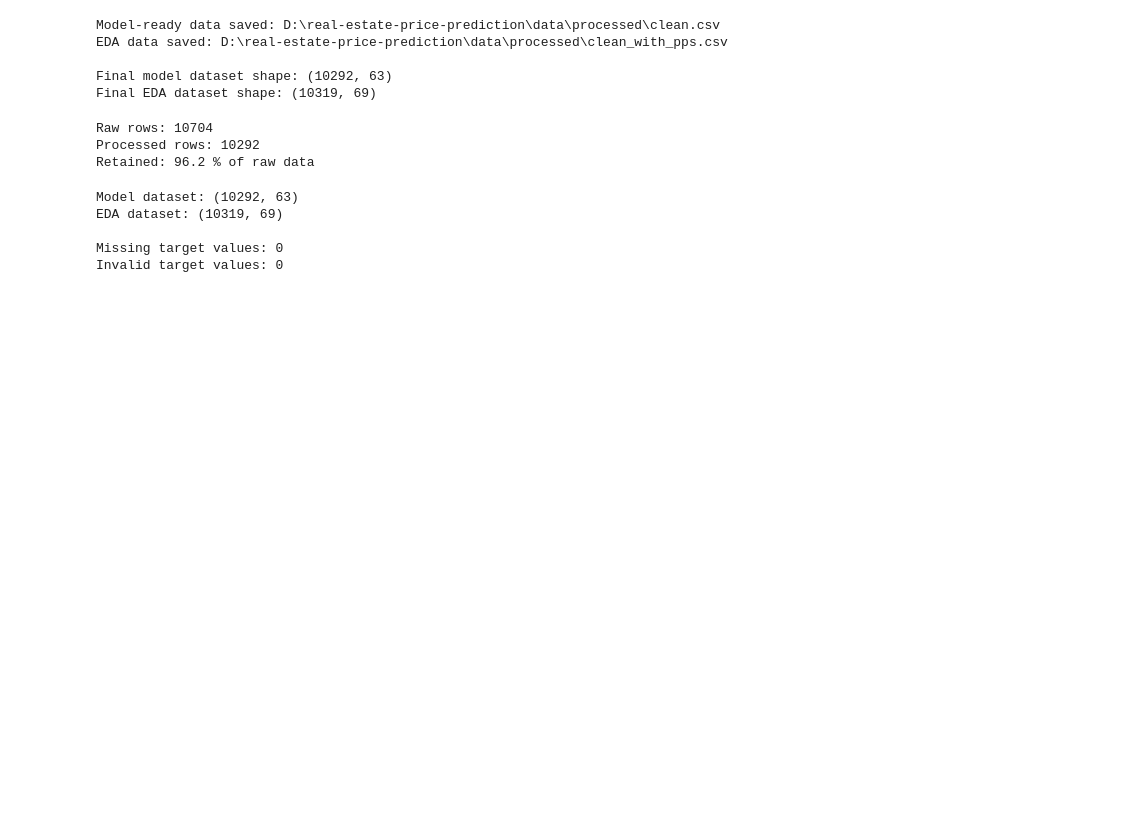
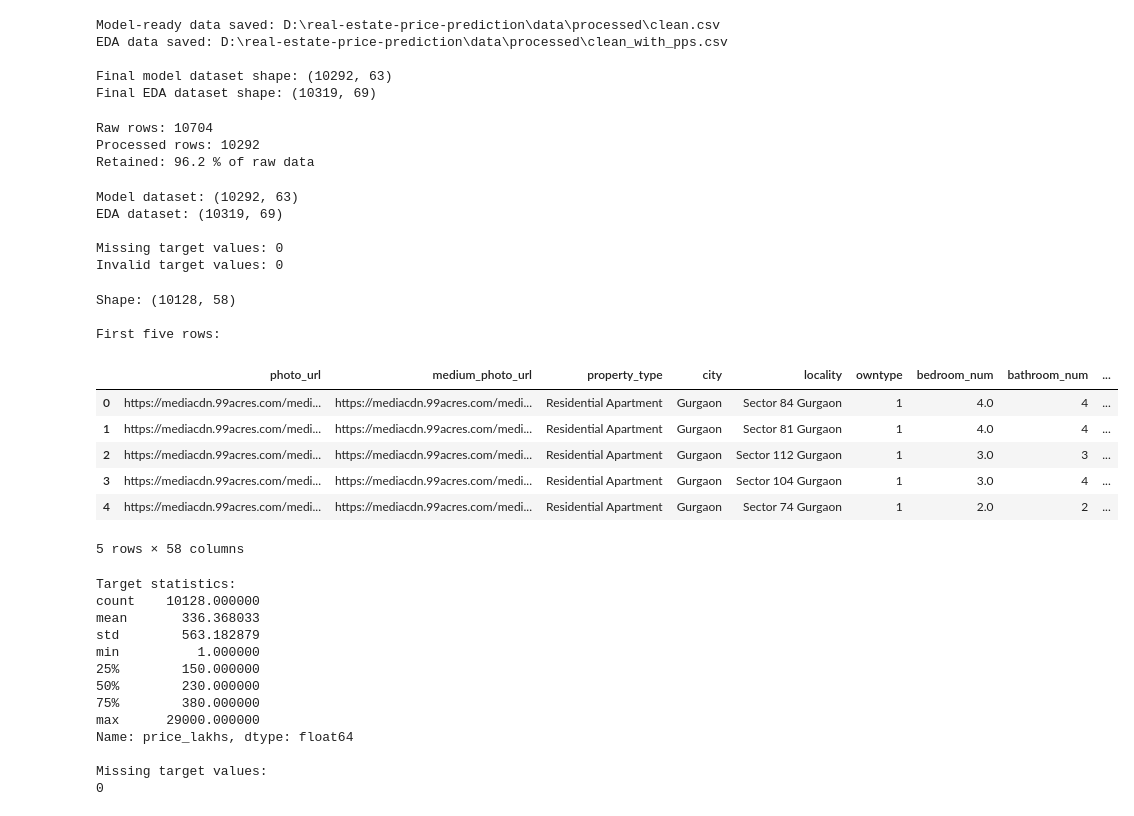
Before and after one commit to AjayPookodan/real-estate-price-prediction, a Jupyter notebook: notebooks/02_preprocessing.ipynb, the cells around one changed output. Cells and saved outputs as stored; diff of their text form; code cells hidden in the pictures; blank space fills up the shorter version.

```diff
--- a/notebooks/02_preprocessing.ipynb
+++ b/notebooks/02_preprocessing.ipynb
@@ -1996,3 +1996,44 @@ EDA dataset: (10319, 69)
 
 Missing target values: 0
 Invalid target values: 0
+# %%
+import pandas as pd
+
+df_check = pd.read_csv(
+    "../data/processed/clean.csv",
+    low_memory=False
+)
+
+print("Shape:", df_check.shape)
+print("\nFirst five rows:")
+display(df_check.head())
+
+print("\nTarget statistics:")
+print(df_check["price_lakhs"].describe())
+
+print("\nMissing target values:")
+print(df_check["price_lakhs"].isna().sum())
+# %% [output]
+Shape: (10128, 58)
+
+First five rows:
+|  | photo_url | medium_photo_url | property_type | city | locality | owntype | bedroom_num | bathroom_num | ... |
+| 0 | https://mediacdn.99acres.com/medi... | https://mediacdn.99acres.com/medi... | Residential Apartment | Gurgaon | Sector 84 Gurgaon | 1 | 4.0 | 4 | ... |
+| 1 | https://mediacdn.99acres.com/medi... | https://mediacdn.99acres.com/medi... | Residential Apartment | Gurgaon | Sector 81 Gurgaon | 1 | 4.0 | 4 | ... |
+| 2 | https://mediacdn.99acres.com/medi... | https://mediacdn.99acres.com/medi... | Residential Apartment | Gurgaon | Sector 112 Gurgaon | 1 | 3.0 | 3 | ... |
+| 3 | https://mediacdn.99acres.com/medi... | https://mediacdn.99acres.com/medi... | Residential Apartment | Gurgaon | Sector 104 Gurgaon | 1 | 3.0 | 4 | ... |
+| 4 | https://mediacdn.99acres.com/medi... | https://mediacdn.99acres.com/medi... | Residential Apartment | Gurgaon | Sector 74 Gurgaon | 1 | 2.0 | 2 | ... |
+5 rows × 58 columns
+Target statistics:
+count    10128.000000
+mean       336.368033
+std        563.182879
+min          1.000000
+25%        150.000000
+50%        230.000000
+75%        380.000000
+max      29000.000000
+Name: price_lakhs, dtype: float64
+
+Missing target values:
+0
```
Also changed, not shown: parts of 25 cells of this notebook, 12 other files.
